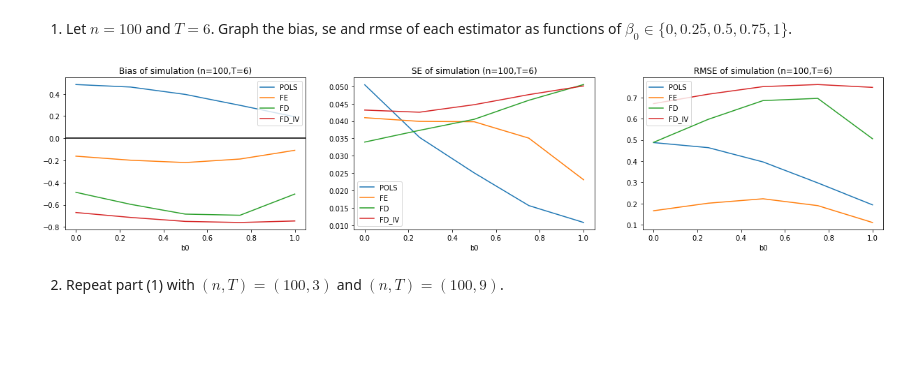
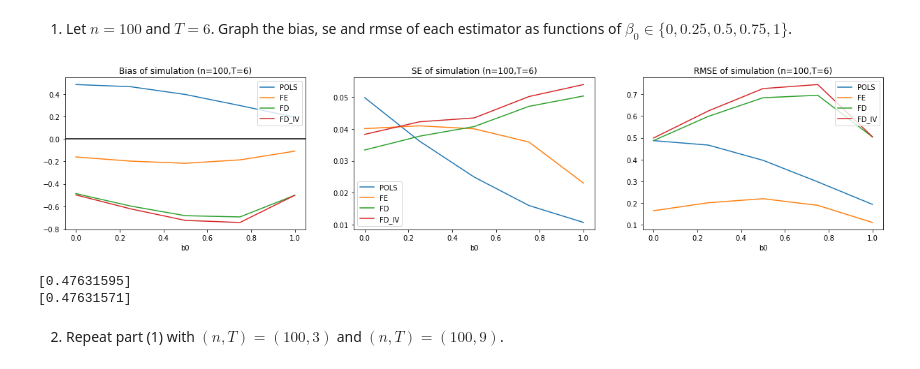
Before and after one commit to Econ522/ps1-won-jun-choi, a Jupyter notebook: PS1.ipynb, the cells around one changed output. Cells and saved outputs as stored; diff of their text form; code cells hidden in the pictures; blank space fills up the shorter version.

```diff
--- a/PS1.ipynb
+++ b/PS1.ipynb
@@ -120,19 +120,24 @@ def my_FD_IV(Y,X,T, method="2SLS"):
     Y_nbyT_lag = np.column_stack([np.zeros(n), Y_nbyT[:,:-1]])  # [0,t=2-1,t=3-2,...]
     X_nbyT_lag = np.column_stack([np.zeros(n), X_nbyT[:,:-1]])
 
-    dY = (Y_nbyT-Y_nbyT_lag)[:,2:].reshape([n*(T-2),1])  # [Y_{t=3-2}, Y_{t=4-3}, ...]
-    dX = (X_nbyT-X_nbyT_lag)[:,2:].reshape([n*(T-2),k])
-    Z = Y_nbyT[:,:-2].reshape([n*(T-2),1])
+    dY = (Y_nbyT-Y_nbyT_lag)[:,2:].reshape([n*(T-2),1])  # vec[Y_{t=3-2}, Y_{t=4-3}, ...]
+    dX = (X_nbyT-X_nbyT_lag)[:,2:].reshape([n*(T-2),k])  # vec[Y_{t=2-1}, Y_{t=3-2}, ...]
+    iv = Y_nbyT[:,:-2].reshape([n*(T-2),1])  # vec[Y_{t=1}, Y_{t=2}, ..., Y_{t=T-2}]
 
     # 2SLS
     if method == "2SLS":
+        Z = iv
         res_dY = dY - Z @ (np.linalg.inv(Z.T@Z) @ (Z.T@dY))
         res_dX = dX - Z @ (np.linalg.inv(Z.T@Z) @ (Z.T@dX))
         beta = my_OLS(res_dY,res_dX)
     if method == "IV":
-        nom = 1
+        Z = np.column_stack([iv,dX])
+        nom = dX.T@Z @ np.linalg.inv(Z.T@Z) @ Z.T@dY
+        denom = dX.T@Z @ np.linalg.inv(Z.T@Z) @ Z.T@dX
+        beta = np.linalg.inv(denom) @ nom
+        beta = beta[0]
 
-    return beta[0]
+    return beta
 
 def simulation_Q3(n,T,M=1000,test=False):
     res = []
@@ -150,7 +155,7 @@ def simulation_Q3(n,T,M=1000,test=False):
             res_POLS[m] = my_OLS(Y,X)
             res_FE[m] = my_FE(Y,X,T=T)
             res_FD[m] = my_FD(Y,X,T=T)
-            res_FD_IV[m] = my_FD_IV(Y,X,T=T)
+            res_FD_IV[m] = my_FD_IV(Y,X,T=T,method="IV")
 
         res.append({"POLS":res_POLS, "FE":res_FE,"FD":res_FD,"FD_IV":res_FD_IV})
     return res
@@ -188,34 +193,41 @@ def figure_Q3(res, n, T, save=False):
     ax[0].plot(b0, bias_FD)
     ax[0].plot(b0, bias_FD_IV)
     ax[0].axhline(0, color='black')
     ax[0].legend(["POLS", "FE", "FD", "FD_IV"])
     ax[0].set_xlabel('b0')
     ax[0].set_title("Bias of simulation (n={},T={})".format(n,T))
 
     ax[1].plot(b0, std_POLS)
     ax[1].plot(b0, std_FE)
     ax[1].plot(b0, std_FD)
     ax[1].plot(b0, std_FD_IV)
     ax[1].legend(["POLS", "FE", "FD", "FD_IV"])
     ax[1].set_xlabel('b0')
     ax[1].set_title("SE of simulation (n={},T={})".format(n,T))
 
     ax[2].plot(b0, rmse_POLS)
     ax[2].plot(b0, rmse_FE)
     ax[2].plot(b0, rmse_FD)
     ax[2].plot(b0, rmse_FD_IV)
     ax[2].legend(["POLS", "FE", "FD", "FD_IV"])
     ax[2].set_xlabel('b0')
     ax[2].set_title("RMSE of simulation (n={},T={})".format(n,T))
 
     fig.savefig('fig_n{}_T{}.jpg'.format(n,T), dpi=80)
 
     return fig
 
 results_n100_T6 = simulation_Q3(n=100,T=6,M=1000)
 fig_n100_T6 = figure_Q3(results_n100_T6, n=100,T=6, save=True)
 # %% [output]
-[figure, old version]
+[figure, new version]
+# %%
+_Y,_X = test_DGP(n=1000,T=10)
+print(my_FD_IV(_Y,_X,T=10,method="2SLS"))
+print(my_FD_IV(_Y,_X,T=10,method="IV"))
+# %% [output]
+[0.47631595]
+[0.47631571]
 # %% [markdown]
 2. Repeat part (1) with $(n,T)=(100,3)$ and $(n,T)=(100,9)$.
 # %%
```
Also changed, not shown: parts of 1 cell of this notebook, 1 other file.
